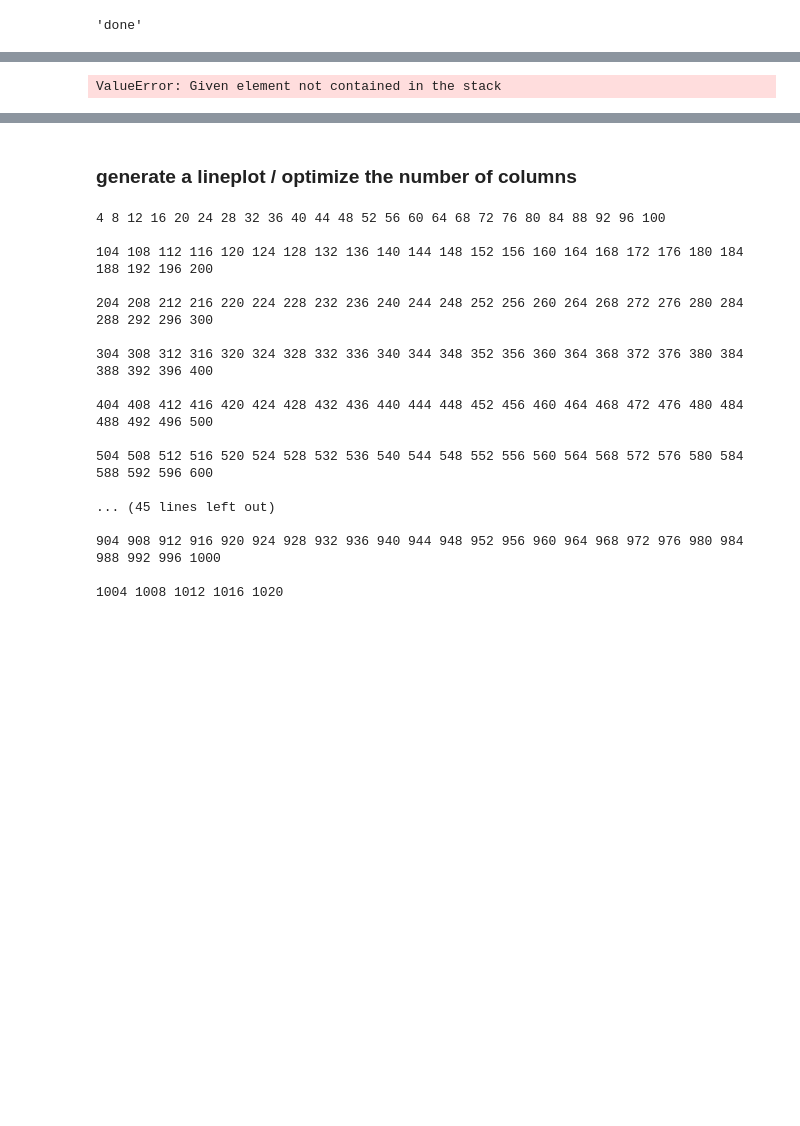
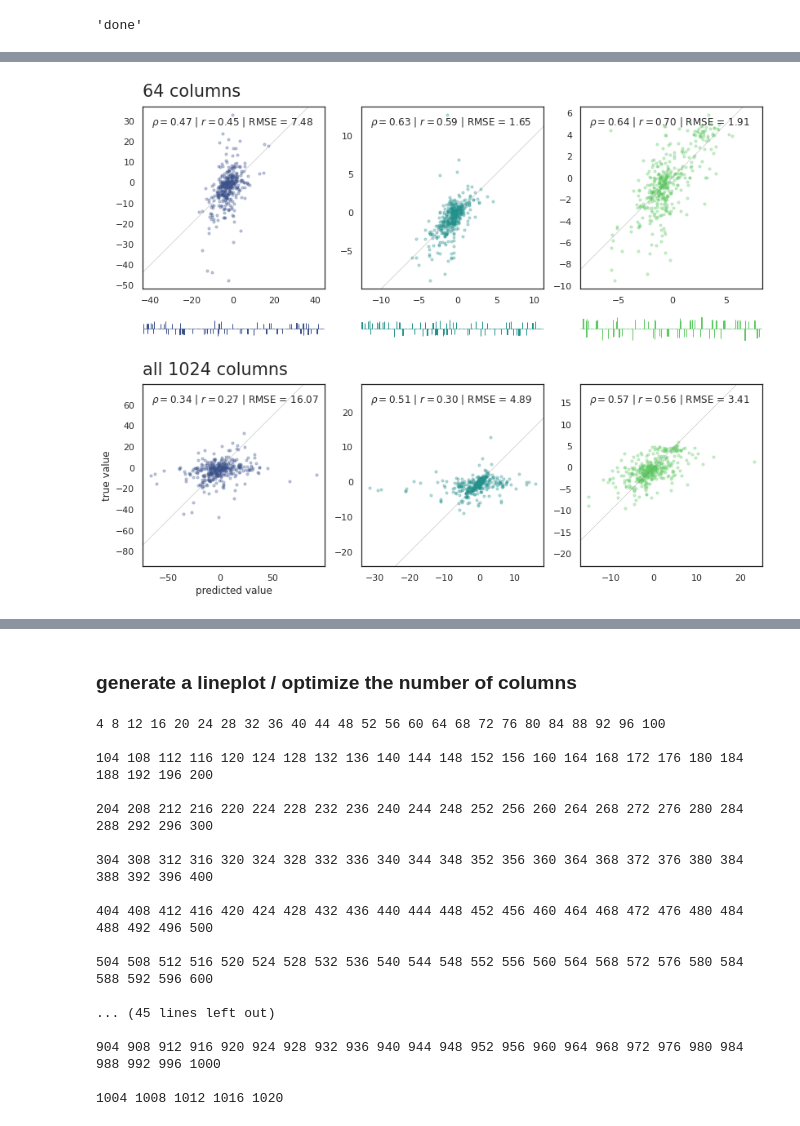
Before and after one commit to lkndl/mapra, a Jupyter notebook: mapra/7_simplify.ipynb, the cells around one changed output, grey strips where cells are left out. Saved outputs shown, nothing was run; the diff lists cells and outputs as text; code cells hidden in the pictures; blank space fills up the shorter version.

```diff
--- a/mapra/7_simplify.ipynb
+++ b/mapra/7_simplify.ipynb
@@ -154,7 +185,12 @@ save(fig, f'linear_regr_{desc % param}.png')
+# %%
+for j in [3]:
+    for ax in axes[j, :]:
+        fig.delaxes(ax)
+# axes[2, 0].set_title('train and test on full sets', loc='left', fontsize='xx-large', pad=12)
+axes[2, 0].set_title('all 1024 columns', loc='left', fontsize='xx-large', pad=12)
+# fig.tight_layout()
+fig
+# %% [output]
+[figure, added]
 # %%
-for ax in axes[3, :]:
-    fig.delaxes(ax)
-fig
-save(fig, f'linear_regr_{desc % param}_noaxes.png')
+save(fig, f'linear_regr_{soll_size}_{desc % param}_noaxes.png')
-# %% [output]
-ValueError: Given element not contained in the stack
```
Also changed, not shown: parts of 24 cells of this notebook, 5 other files.
